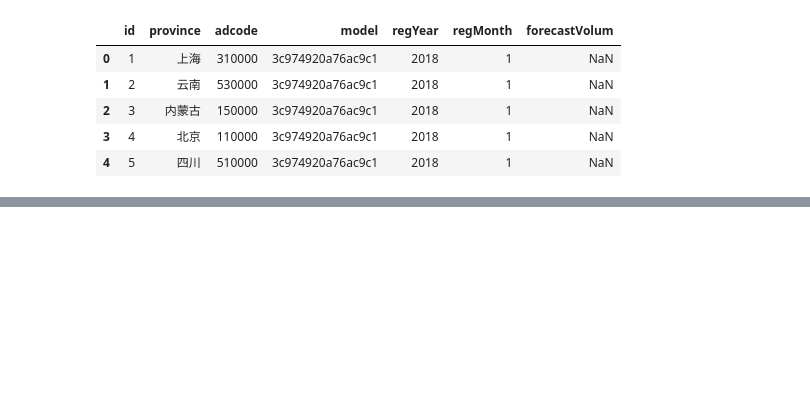
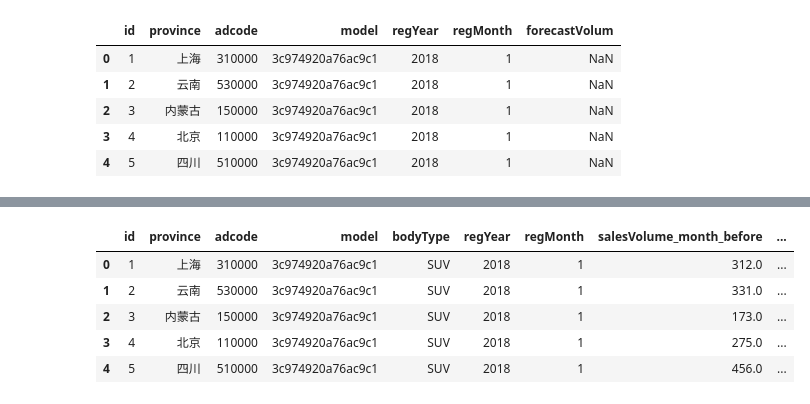
Before and after one commit to ljfhappier/pv-sales, a Jupyter notebook: data_ preparation.ipynb, the cells around one changed output, grey strips where cells are left out. Saved outputs shown, nothing was run; the diff lists cells and outputs as text; code cells hidden in the pictures; blank space fills up the shorter version.

```diff
--- a/data_ preparation.ipynb
+++ b/data_ preparation.ipynb
@@ -51,0 +226,6 @@ evaluation_public_data.head()
+# %%
+test_cols=['id','province','adcode','model','bodyType','regYear','regMonth','salesVolume']
+evaluation_public_month_data=merge_month_before(evaluation_public_data,train_sales_data_2017,test_cols)
+evaluation_public_month_data.columns=['id','province','adcode','model','bodyType','regYear',\
+                                            'regMonth','salesVolume_month_before']
+evaluation_public_month_data.head()
@@ -51,0 +239,14 @@ evaluation_public_data.head()
+# %%
+test_data=pd.merge(evaluation_public_month_data,evaluation_public_year_before_data,how='left',\
+                   on=['id','province','adcode','model','regYear','regMonth'],suffixes=('','_right'))
+test_data=pd.merge(test_data,model_bodytype,on='model',how='left',suffixes=('_left',''))
+states=['id','province','adcode','model','bodyType','regYear','regMonth','salesVolume_month_before','salesVolume_year_before']
+test_data=test_data.reindex(columns=states)
+test_data.head()
+# %% [output]
+|  | id | province | adcode | model | bodyType | regYear | regMonth | salesVolume_month_before | ... |
+| 0 | 1 | 上海 | 310000 | 3c974920a76ac9c1 | SUV | 2018 | 1 | 312.0 | ... |
+| 1 | 2 | 云南 | 530000 | 3c974920a76ac9c1 | SUV | 2018 | 1 | 331.0 | ... |
+| 2 | 3 | 内蒙古 | 150000 | 3c974920a76ac9c1 | SUV | 2018 | 1 | 173.0 | ... |
+| 3 | 4 | 北京 | 110000 | 3c974920a76ac9c1 | SUV | 2018 | 1 | 275.0 | ... |
+| 4 | 5 | 四川 | 510000 | 3c974920a76ac9c1 | SUV | 2018 | 1 | 456.0 | ... |
```
Also changed, not shown: parts of 51 cells of this notebook, 2 other files.
